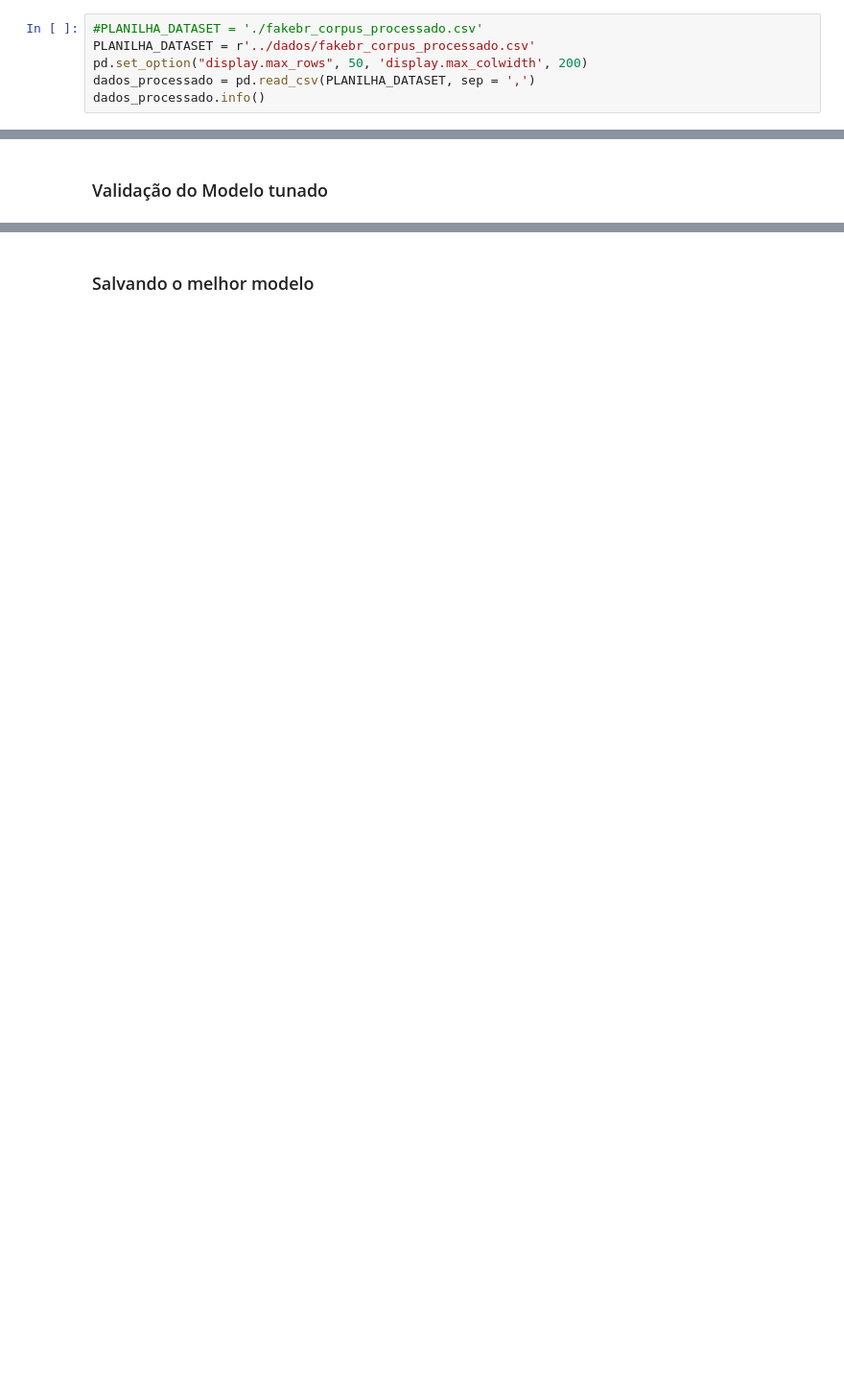
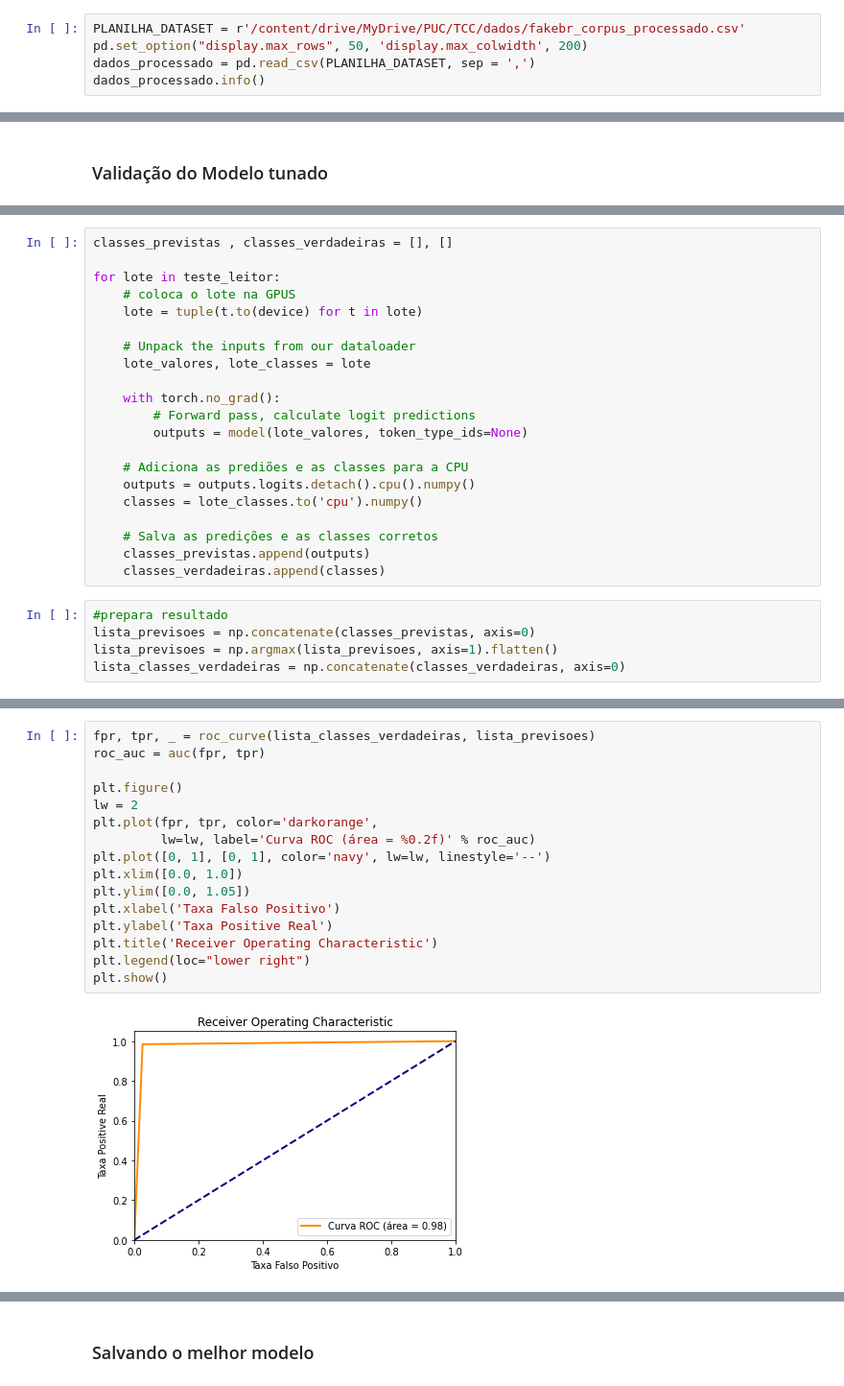
Before and after one commit to caesarcc/python-api-url-check, a Jupyter notebook: jupyter/classificacao_passo02_treino_validacao.ipynb, the cells around one changed output, grey strips where cells are left out. Shown at 96% size. Cells and saved outputs as stored; diff of their text form; blank space fills up the shorter version.

```diff
--- a/jupyter/classificacao_passo02_treino_validacao.ipynb
+++ b/jupyter/classificacao_passo02_treino_validacao.ipynb
@@ -32,8 +42,7 @@ from IPython.display import display
 # %% [markdown]
 ### Carrega dados processados no passo 1
 # %%
-#PLANILHA_DATASET = './fakebr_corpus_processado.csv'
-PLANILHA_DATASET = r'../dados/fakebr_corpus_processado.csv'
+PLANILHA_DATASET = r'/content/drive/MyDrive/PUC/TCC/dados/fakebr_corpus_processado.csv'
 pd.set_option("display.max_rows", 50, 'display.max_colwidth', 200)
 dados_processado = pd.read_csv(PLANILHA_DATASET, sep = ',')
 dados_processado.info()
@@ -322,0 +284,26 @@ show_confusion_matrix(df_cm)
+# %%
+classes_previstas , classes_verdadeiras = [], []
+
+for lote in teste_leitor:
+    # coloca o lote na GPUS
+    lote = tuple(t.to(device) for t in lote)
+
+    # Unpack the inputs from our dataloader
+    lote_valores, lote_classes = lote
+
+    with torch.no_grad():
+        # Forward pass, calculate logit predictions
+        outputs = model(lote_valores, token_type_ids=None)
+
+    # Adiciona as prediões e as classes para a CPU
+    outputs = outputs.logits.detach().cpu().numpy()
+    classes = lote_classes.to('cpu').numpy()
+
+    # Salva as predições e as classes corretos
+    classes_previstas.append(outputs)
+    classes_verdadeiras.append(classes)
+# %%
+#prepara resultado
+lista_previsoes = np.concatenate(classes_previstas, axis=0)
+lista_previsoes = np.argmax(lista_previsoes, axis=1).flatten()
+lista_classes_verdadeiras = np.concatenate(classes_verdadeiras, axis=0)
@@ -322,0 +325,18 @@ show_confusion_matrix(df_cm)
+# %%
+fpr, tpr, _ = roc_curve(lista_classes_verdadeiras, lista_previsoes)
+roc_auc = auc(fpr, tpr)
+
+plt.figure()
+lw = 2
+plt.plot(fpr, tpr, color='darkorange',
+         lw=lw, label='Curva ROC (área = %0.2f)' % roc_auc)
+plt.plot([0, 1], [0, 1], color='navy', lw=lw, linestyle='--')
+plt.xlim([0.0, 1.0])
+plt.ylim([0.0, 1.05])
+plt.xlabel('Taxa Falso Positivo')
+plt.ylabel('Taxa Positive Real')
+plt.title('Receiver Operating Characteristic')
+plt.legend(loc="lower right")
+plt.show()
+# %% [output]
+[figure, added]
```
Also changed, not shown: parts of 46 cells of this notebook.
